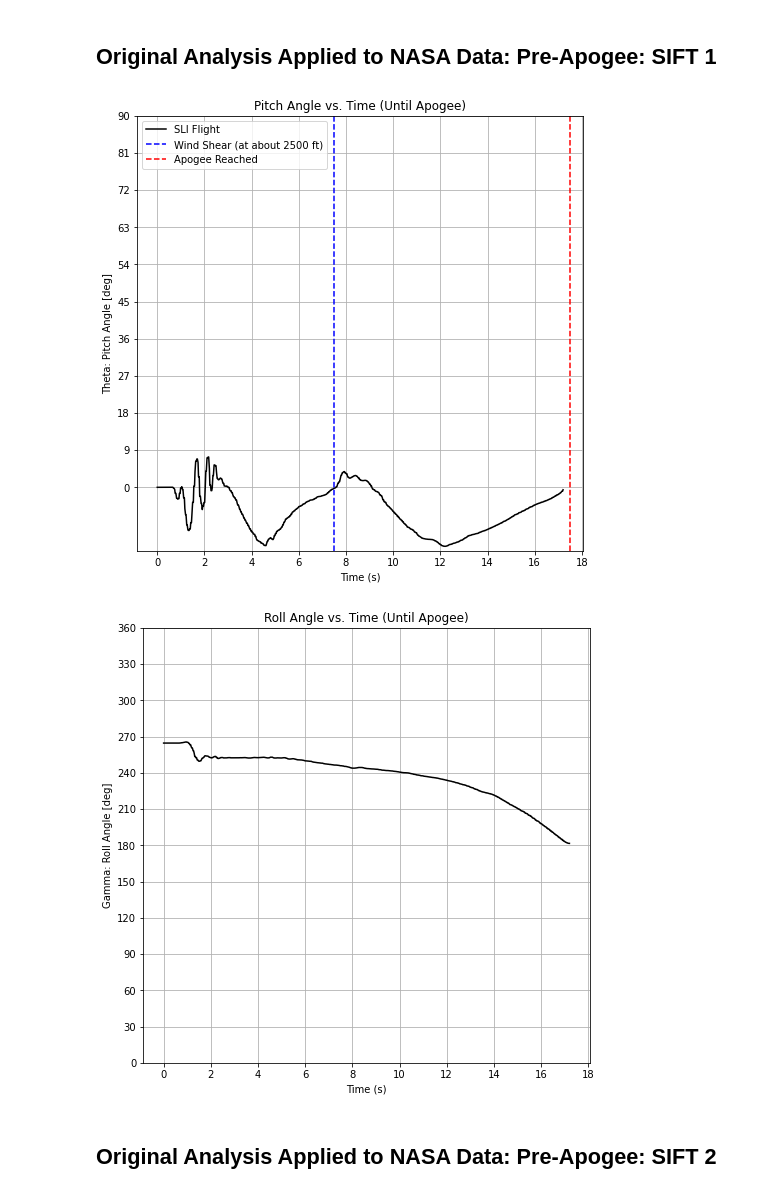
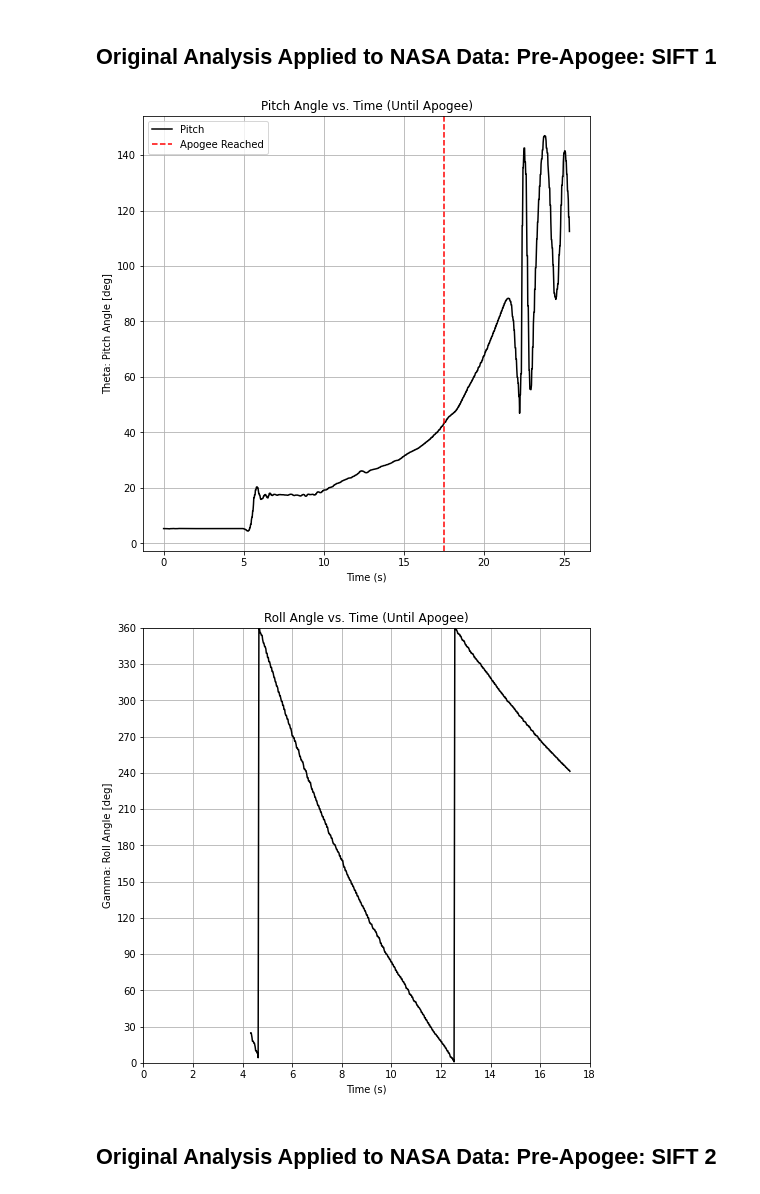
Before and after one commit to VADL-2022/IMU_VV, a Jupyter notebook: 05_NASA_SLI/SLI_Angle_Analysis.ipynb, the cells around one changed output. Saved outputs shown, nothing was run; the diff lists cells and outputs as text; code cells hidden in the pictures.

```diff
--- a/05_NASA_SLI/SLI_Angle_Analysis.ipynb
+++ b/05_NASA_SLI/SLI_Angle_Analysis.ipynb
@@ -378,30 +374,32 @@ gamma_array = gamma_array[0:i_apogee]
 # %%
 # Theta vs. Time
 fig1 = plt.figure(1, figsize=(8,8))
 ax = plt.subplot(111)
-l1 = ax.plot(t_pre_apog, pitch_array_apog, color='black', label='SLI Flight')
-l2 = plt.axvline(x=7.5, color='blue', linestyle="--", label='Wind Shear (at about 2500 ft)')
+#l1 = ax.plot(t_pre_apog, pitch_array_apog, color='black', label='SLI Flight')
+#l1 = ax.plot(t_array, pitch_array, color='black', label='SLI Flight')
+ax.plot(time[0:1000], (-1*pitch0+90)[0:1000], color='black', label='Pitch')
+#l2 = plt.axvline(x=7.5, color='blue', linestyle="--", label='Wind Shear (at about 2500 ft)')
 l3 = plt.axvline(x=17.5, color='red', linestyle="--", label='Apogee Reached')
 
 plt.grid()
-plt.yticks(np.linspace(0,90, num=11))
+#plt.yticks(np.linspace(0,90, num=11))
 #plt.ylim((0, 90))
-plt.xticks(np.linspace(0,18, num=10))
+#plt.xticks(np.linspace(0,18, num=10))
 
 ax.set_title("Pitch Angle vs. Time (Until Apogee)")
 ax.set_xlabel('Time (s)')
 ax.set_ylabel("Theta: Pitch Angle [deg]")
 ax.legend(loc=2)
 plt.show()
 # %% [output]
-[figure, old version]
+[figure, new version]
 # %%
 ## Roll Plot
 
 # Roll vs. Time
 fig2 = plt.figure(2, figsize=(8,8))
 ax2 = plt.subplot(111)
-l1 = ax2.plot(t_pre_apog, gamma_array+180, color='black', label='SLI Flight')
+l1 = ax2.plot(t_pre_apog[start:i_apogee], beta_array[start:i_apogee]+180, color='black', label='SLI Flight')
 
 plt.grid()
 plt.ylim((0, 360))
@@ -413,7 +411,7 @@ ax2.set_xlabel('Time (s)')
 ax2.set_ylabel("Gamma: Roll Angle [deg]")
 plt.show()
 # %% [output]
-[figure, old version]
+[figure, new version]
 # %% [markdown]
 ## Original Analysis Applied to NASA Data: Pre-Apogee: SIFT 2
 # %%
```
Also changed, not shown: parts of 12 cells of this notebook.
